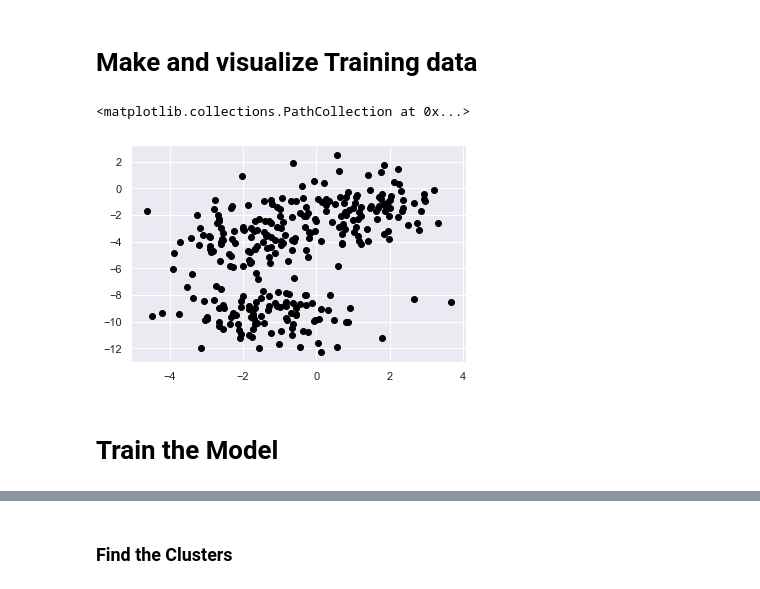
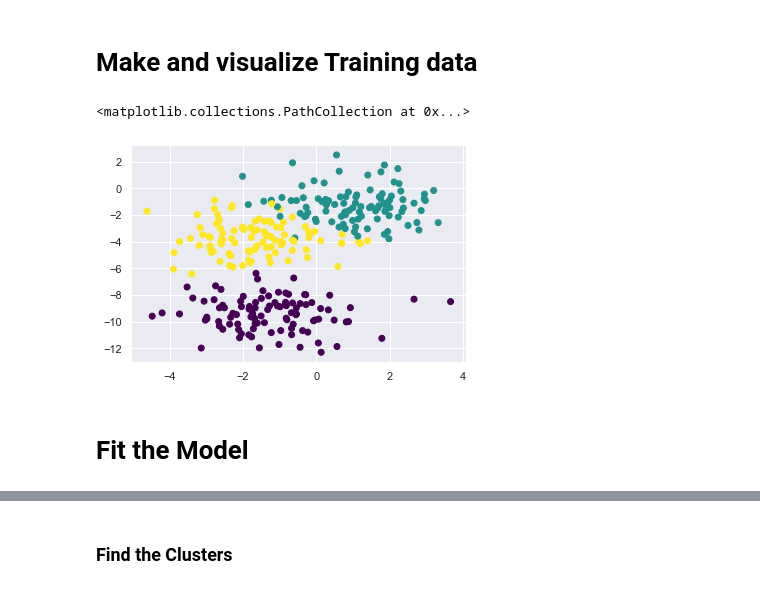
Before and after one commit to ers230/LaerdalDataSummit, a Jupyter notebook: Lab/kMeans_Exercise.ipynb, the cells around one changed output, grey strips where cells are left out. Cells and saved outputs as stored; diff of their text form; code cells hidden in the pictures.

```diff
--- a/Lab/kMeans_Exercise.ipynb
+++ b/Lab/kMeans_Exercise.ipynb
@@ -7,27 +7,26 @@ from sklearn.datasets import make_blobs
 from sklearn.cluster import KMeans
 from sklearn.metrics import pairwise_distances_argmin_min, classification_report, confusion_matrix
 
-n_clusters = 3        # or 4 or 5
-noise_level = 1.20    #
+n_samples = 300;
+n_clusters = 3        # 2-5
+noise_level = 1.20
 random_state = 2
-
-
-def GenerateData():
-    return make_blobs(n_samples=300,
-                      centers=n_clusters,
-                      cluster_std=noise_level,
-                      random_state=random_state);
 # %% [markdown]
 # Make and visualize Training data
 # %%
 
 # Generate the training data and true classification.
-X_train, y_train = GenerateData();
-plt.scatter(X_train[:, 0], X_train[:, 1], c="black")
+X_train, y_train = make_blobs(n_samples=n_samples,
+                              centers=n_clusters,
+                              cluster_std=noise_level,
+                              random_state=random_state);
+
+# Show the data
+plt.scatter(X_train[:, 0], X_train[:, 1], c=y_train, cmap='viridis')
 # %% [output]
 <matplotlib.collections.PathCollection at 0x...>
-[figure, old version]
+[figure, new version]
 # %% [markdown]
-# Train the Model
+# Fit the Model
 # %%
 
```
Also changed, not shown: parts of 8 cells of this notebook, 5 other files.
